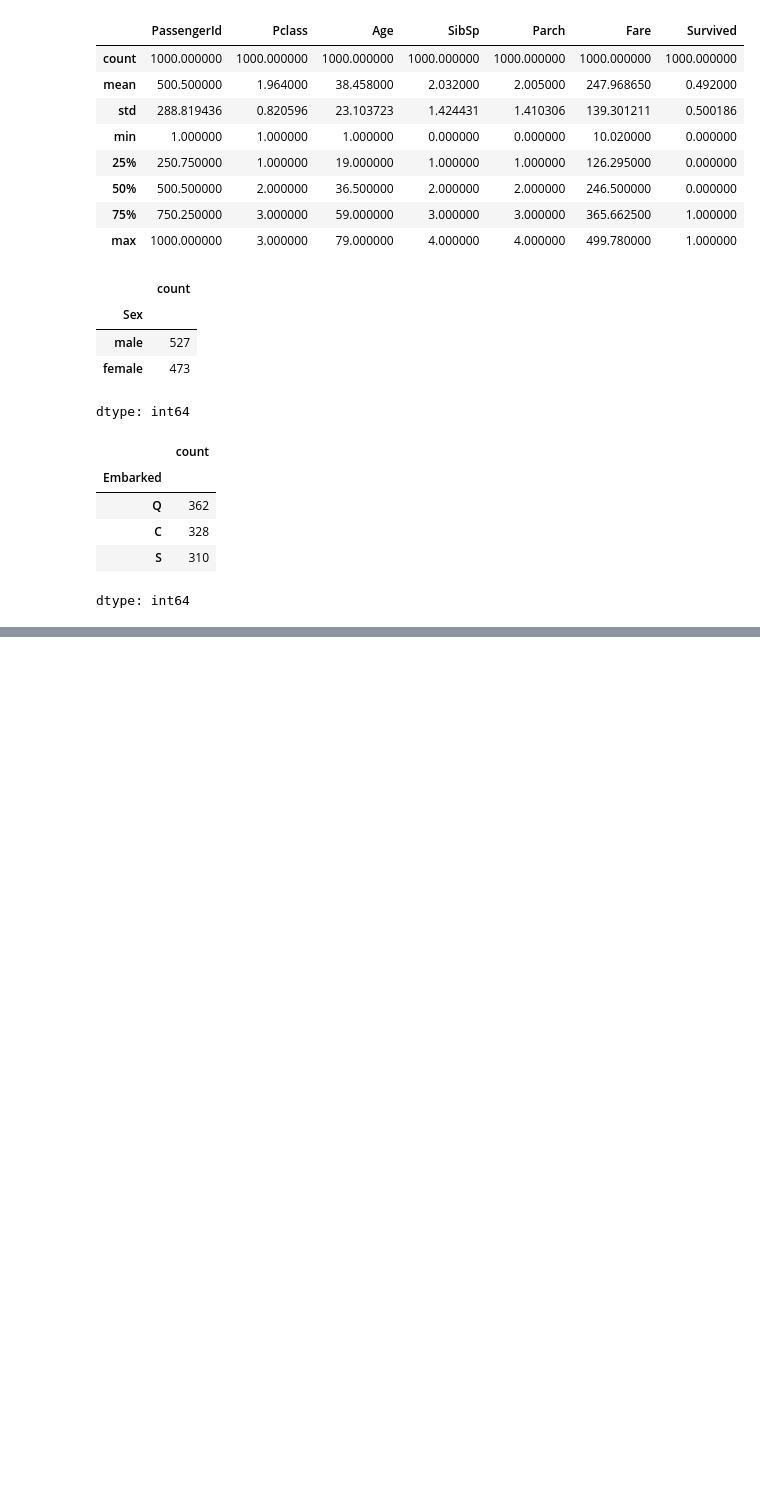
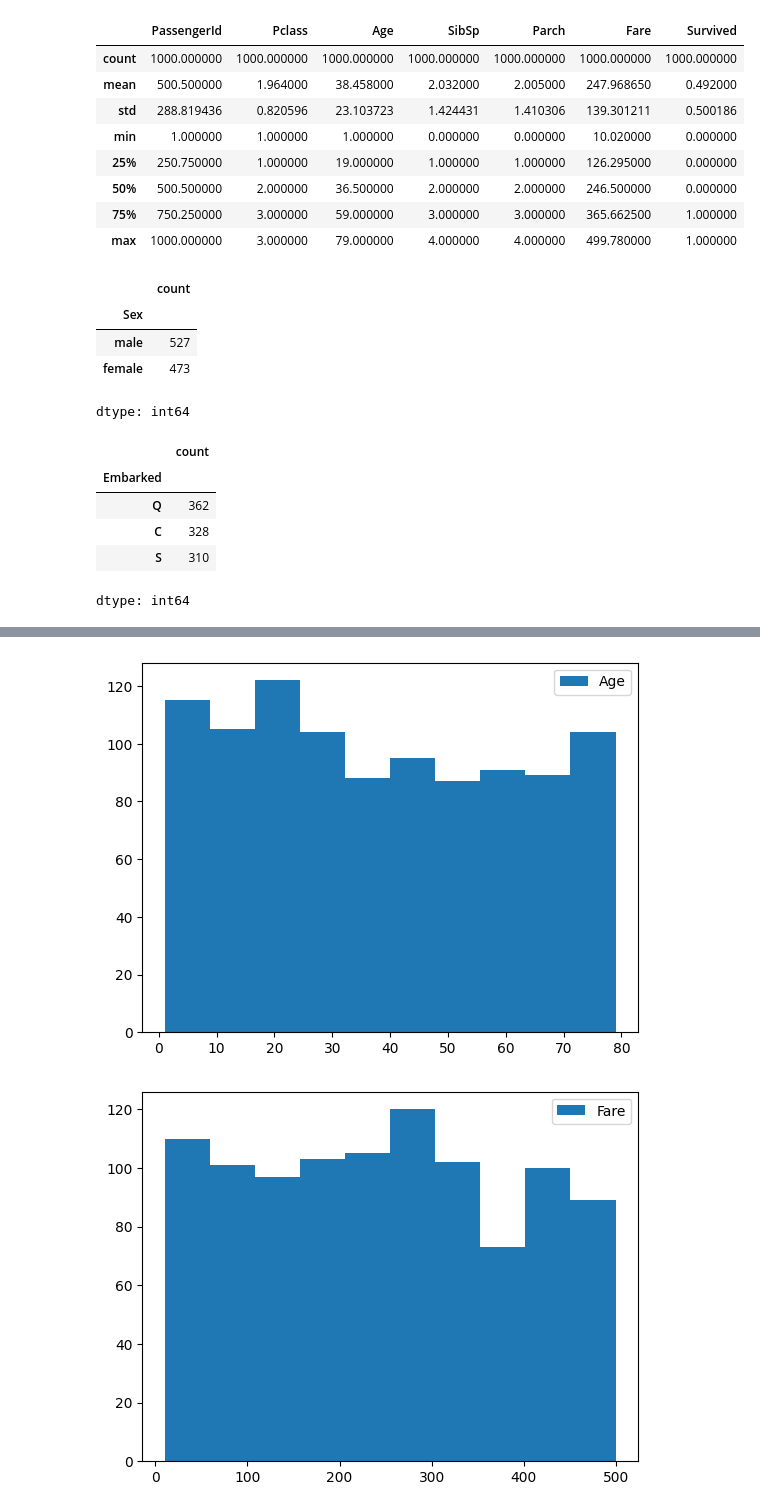
Before and after one commit to kishoredage/letter_recognizer, a Jupyter notebook: RF.ipynb, the cells around one changed output, grey strips where cells are left out. Drawn from its saved outputs; the diff is of its cells as text; code cells hidden in the pictures; blank space fills up the shorter version.

```diff
--- a/RF.ipynb
+++ b/RF.ipynb
@@ -173,0 +103,9 @@ Name: count, dtype: int64
+# %%
+cols= ['Age','Fare','SibSp','Parch']
+for i in cols:
+  plt.hist(df[i],label=i)
+  plt.legend()
+  plt.show()
+# %% [output]
+[figure, added]
+[figure, added]
```
Also changed, not shown: parts of 35 cells of this notebook.
